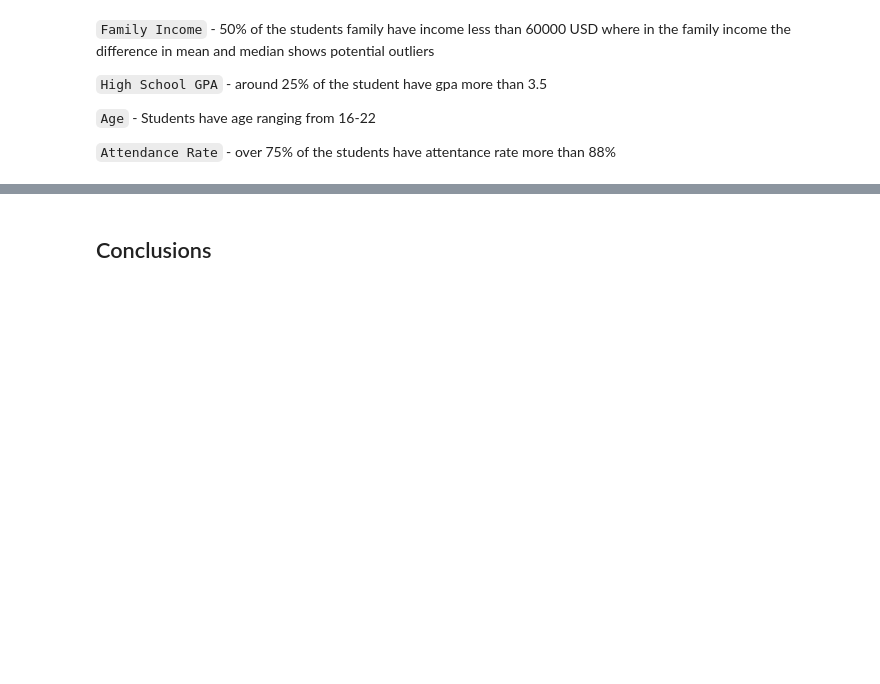
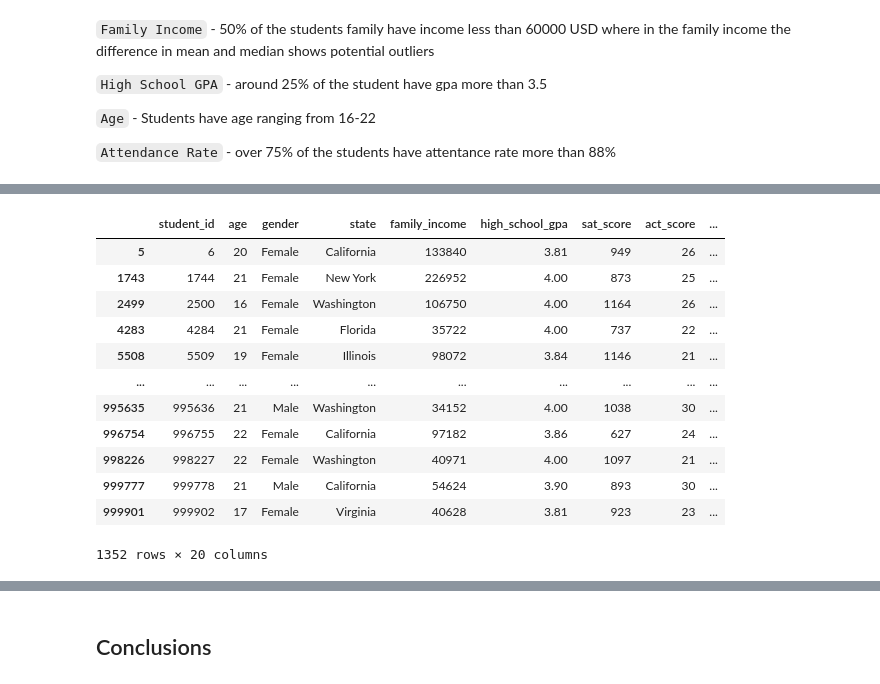
Before and after one commit to Rithik2006-creator/Genz-College-Admission-Dataset, a Jupyter notebook: GenZ_College_Admission_Dataset (2).ipynb, the cells around one changed output, grey strips where cells are left out. Cells and saved outputs as stored; diff of their text form; code cells hidden in the pictures; blank space fills up the shorter version.

```diff
--- a/GenZ_College_Admission_Dataset (1).ipynb
+++ b/GenZ_College_Admission_Dataset (2).ipynb
@@ -510,0 +562,17 @@ where in the family income the difference in mean and median shows potential out
+# %%
+high_scoring_non_admitted_students = non_admitted_students.loc[non_admitted_students['high_school_gpa']>=3.8]
+high_scoring_non_admitted_students
+# %% [output]
+|  | student_id | age | gender | state | family_income | high_school_gpa | sat_score | act_score | ... |
+| 5 | 6 | 20 | Female | California | 133840 | 3.81 | 949 | 26 | ... |
+| 1743 | 1744 | 21 | Female | New York | 226952 | 4.00 | 873 | 25 | ... |
+| 2499 | 2500 | 16 | Female | Washington | 106750 | 4.00 | 1164 | 26 | ... |
+| 4283 | 4284 | 21 | Female | Florida | 35722 | 4.00 | 737 | 22 | ... |
+| 5508 | 5509 | 19 | Female | Illinois | 98072 | 3.84 | 1146 | 21 | ... |
+| ... | ... | ... | ... | ... | ... | ... | ... | ... | ... |
+| 995635 | 995636 | 21 | Male | Washington | 34152 | 4.00 | 1038 | 30 | ... |
+| 996754 | 996755 | 22 | Female | California | 97182 | 3.86 | 627 | 24 | ... |
+| 998226 | 998227 | 22 | Female | Washington | 40971 | 4.00 | 1097 | 21 | ... |
+| 999777 | 999778 | 21 | Male | California | 54624 | 3.90 | 893 | 30 | ... |
+| 999901 | 999902 | 17 | Female | Virginia | 40628 | 3.81 | 923 | 23 | ... |
+1352 rows × 20 columns
```
Also changed, not shown: parts of 12 cells of this notebook.
